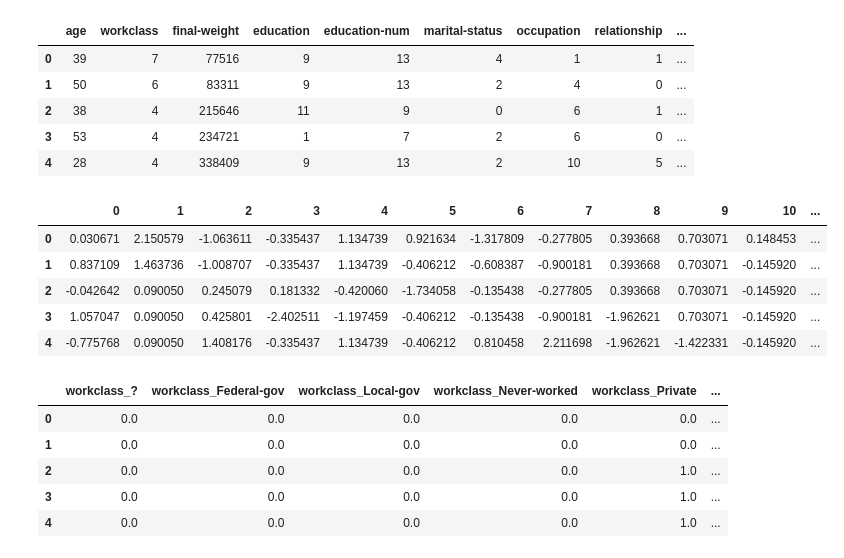
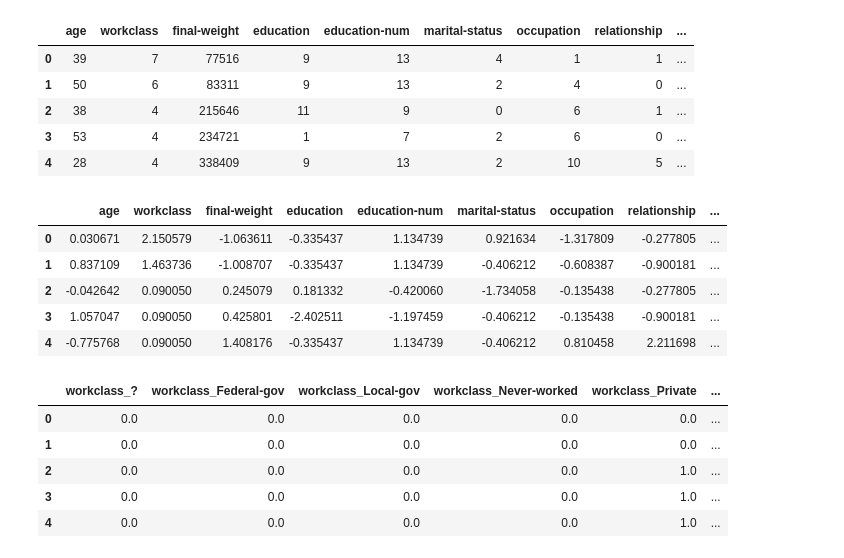
Before and after one commit to FernandaAmaral/udemyML, a Jupyter notebook: notebooks/census.ipynb, the cells around one changed output. Cells and saved outputs as stored; diff of their text form; code cells hidden in the pictures.

```diff
--- a/notebooks/census.ipynb
+++ b/notebooks/census.ipynb
@@ -74,16 +74,17 @@ prev_number.head()
 # %%
 ############ escalonamento ############
 scaler = StandardScaler()
+colunas = prev_number.columns
 scaled_number = pd.DataFrame(scaler.fit_transform(prev_number))
-
+scaled_number.columns = colunas
 scaled_number.head()
 # %% [output]
-|  | 0 | 1 | 2 | 3 | 4 | 5 | 6 | 7 | 8 | 9 | 10 | ... |
-| 0 | 0.030671 | 2.150579 | -1.063611 | -0.335437 | 1.134739 | 0.921634 | -1.317809 | -0.277805 | 0.393668 | 0.703071 | 0.148453 | ... |
-| 1 | 0.837109 | 1.463736 | -1.008707 | -0.335437 | 1.134739 | -0.406212 | -0.608387 | -0.900181 | 0.393668 | 0.703071 | -0.145920 | ... |
-| 2 | -0.042642 | 0.090050 | 0.245079 | 0.181332 | -0.420060 | -1.734058 | -0.135438 | -0.277805 | 0.393668 | 0.703071 | -0.145920 | ... |
-| 3 | 1.057047 | 0.090050 | 0.425801 | -2.402511 | -1.197459 | -0.406212 | -0.135438 | -0.900181 | -1.962621 | 0.703071 | -0.145920 | ... |
-| 4 | -0.775768 | 0.090050 | 1.408176 | -0.335437 | 1.134739 | -0.406212 | 0.810458 | 2.211698 | -1.962621 | -1.422331 | -0.145920 | ... |
+|  | age | workclass | final-weight | education | education-num | marital-status | occupation | relationship | ... |
+| 0 | 0.030671 | 2.150579 | -1.063611 | -0.335437 | 1.134739 | 0.921634 | -1.317809 | -0.277805 | ... |
+| 1 | 0.837109 | 1.463736 | -1.008707 | -0.335437 | 1.134739 | -0.406212 | -0.608387 | -0.900181 | ... |
+| 2 | -0.042642 | 0.090050 | 0.245079 | 0.181332 | -0.420060 | -1.734058 | -0.135438 | -0.277805 | ... |
+| 3 | 1.057047 | 0.090050 | 0.425801 | -2.402511 | -1.197459 | -0.406212 | -0.135438 | -0.900181 | ... |
+| 4 | -0.775768 | 0.090050 | 1.408176 | -0.335437 | 1.134739 | -0.406212 | 0.810458 | 2.211698 | ... |
 # %%
 ############ Conversão de variáveis qualitativas para quantitativas ############
 
```
Also changed, not shown: parts of 1 cell of this notebook, 1 other file.
